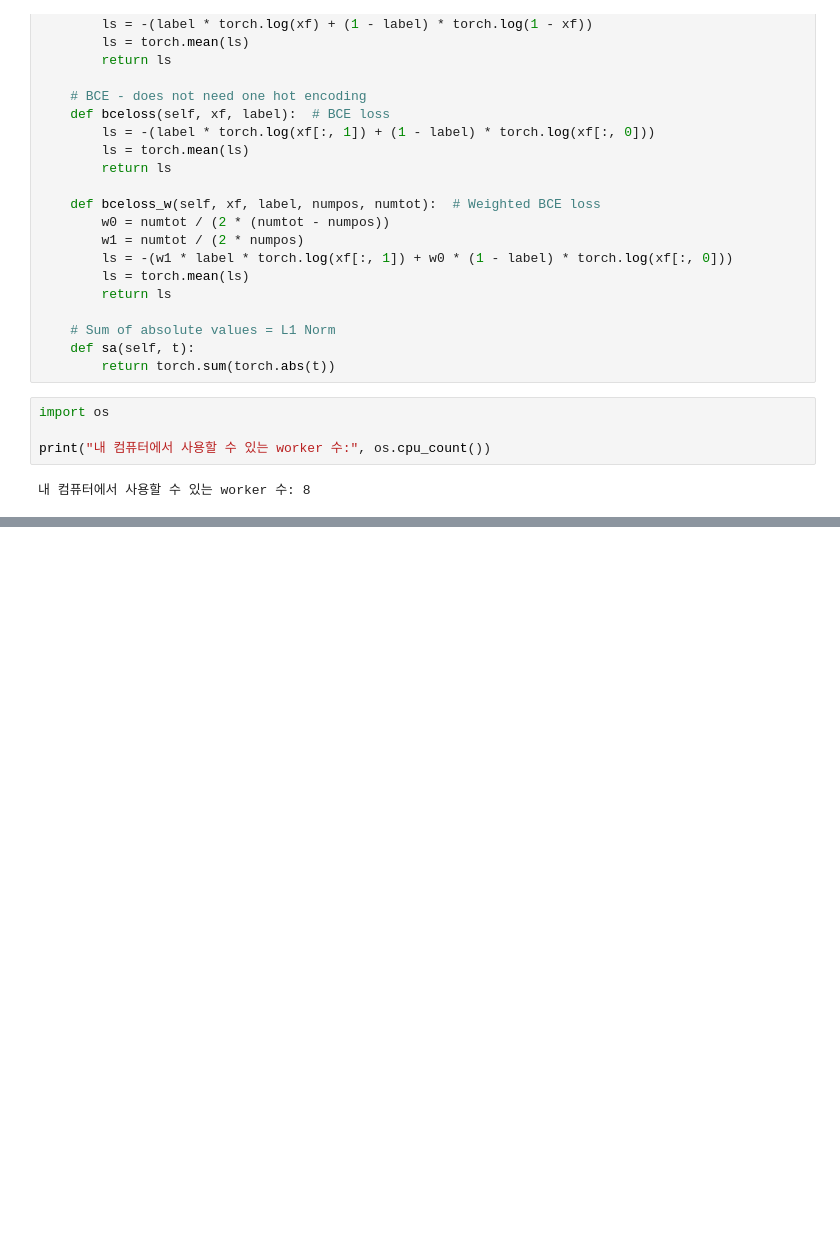
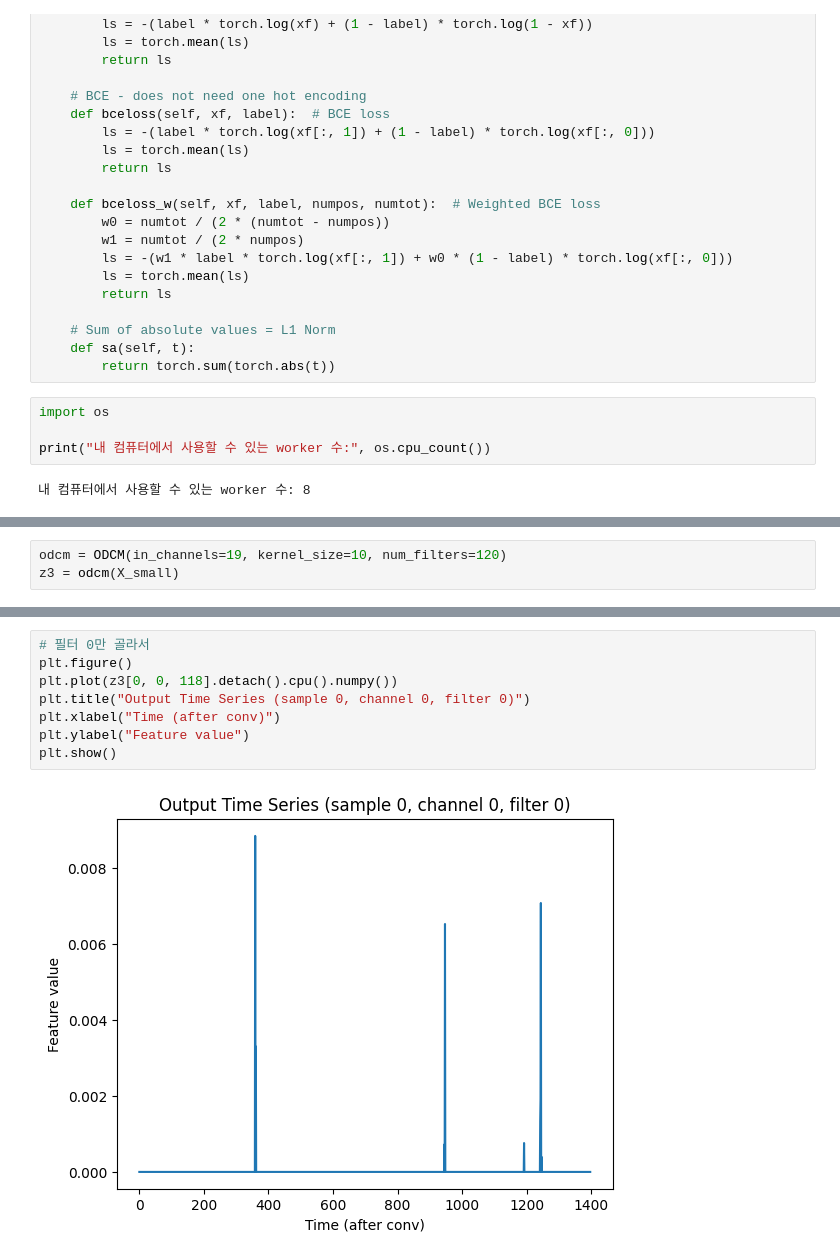
Before and after one commit to Justin-Hwang/EEG-AD-FTD-Detection, a Jupyter notebook: eeg-AD-FTD-Detection/test_components.ipynb, the cells around one changed output, grey strips where cells are left out. Cells and saved outputs as stored; diff of their text form; blank space fills up the shorter version.

```diff
--- a/eeg-AD-FTD-Detection/test_components.ipynb
+++ b/eeg-AD-FTD-Detection/test_components.ipynb
@@ -478,0 +546,3 @@ print("내 컴퓨터에서 사용할 수 있는 worker 수:", os.cpu_count())
+# %%
+odcm = ODCM(in_channels=19, kernel_size=10, num_filters=120)
+z3 = odcm(X_small)
@@ -478,0 +596,10 @@ print("내 컴퓨터에서 사용할 수 있는 worker 수:", os.cpu_count())
+# %%
+# 필터 0만 골라서
+plt.figure()
+plt.plot(z3[0, 0, 118].detach().cpu().numpy())
+plt.title("Output Time Series (sample 0, channel 0, filter 0)")
+plt.xlabel("Time (after conv)")
+plt.ylabel("Feature value")
+plt.show()
+# %% [output]
+[figure, added]
```
Also changed, not shown: parts of 22 cells of this notebook, 14 other files.
